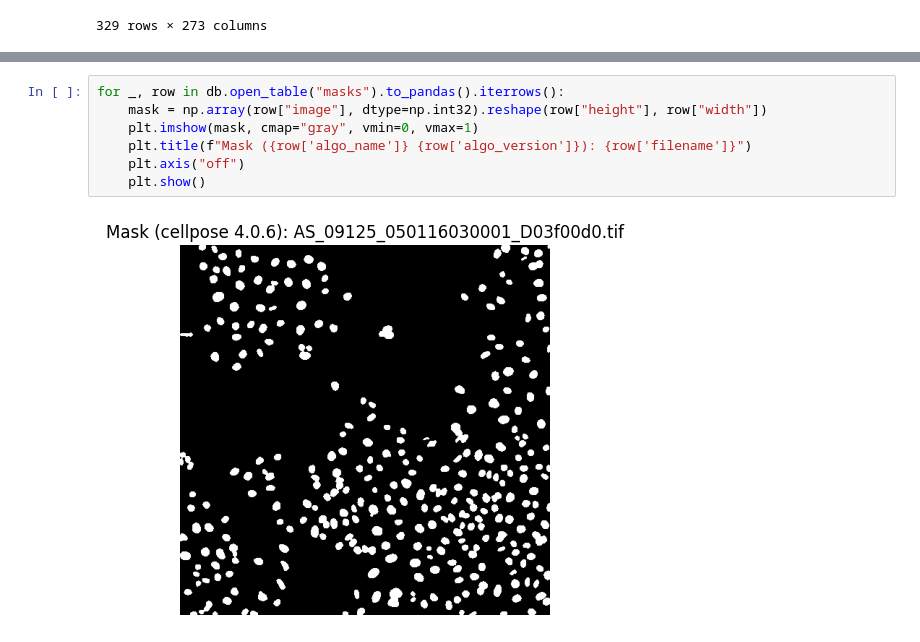
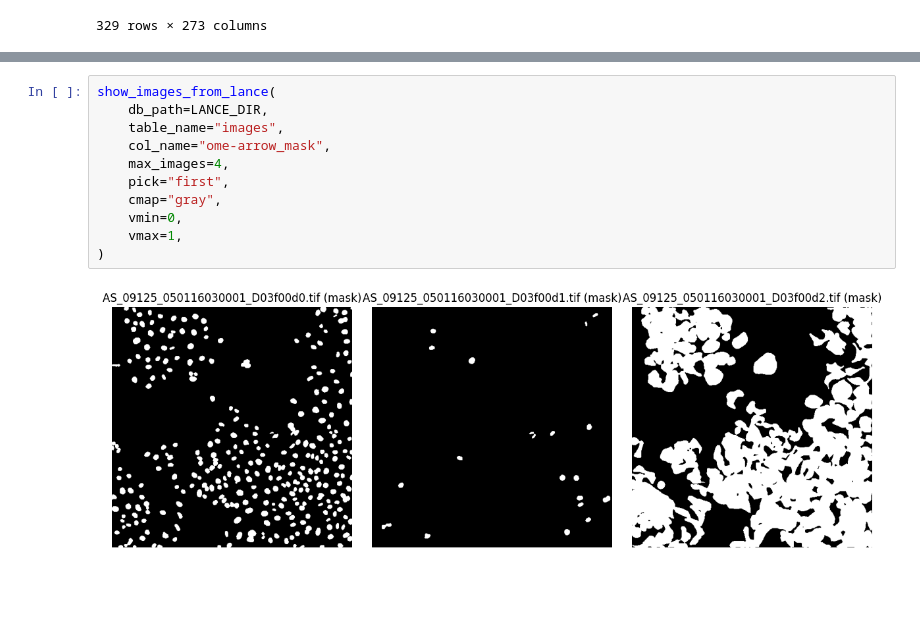
Before and after one commit to WayScience/serpula_rasa, a Jupyter notebook: src/serpula_rasa/example.ipynb, the cells around one changed output, grey strips where cells are left out. Cells and saved outputs as stored; diff of their text form; blank space fills up the shorter version.

Commit message:
with masks

```diff
--- a/src/serpula_rasa/example.ipynb
+++ b/src/serpula_rasa/example.ipynb
@@ -380,11 +502,15 @@ show_images_from_lance(db_path=LANCE_DIR, table_name="images", col_name="ome-arr
 # %% [output]
 [figure]
-# %%
-for _, row in db.open_table("masks").to_pandas().iterrows():
-    mask = np.array(row["image"], dtype=np.int32).reshape(row["height"], row["width"])
-    plt.imshow(mask, cmap="gray", vmin=0, vmax=1)
-    plt.title(f"Mask ({row['algo_name']} {row['algo_version']}): {row['filename']}")
-    plt.axis("off")
-    plt.show()
-# %% [output]
-[figure, removed]
+# %%
+show_images_from_lance(
+    db_path=LANCE_DIR,
+    table_name="images",
+    col_name="ome-arrow_mask",
+    max_images=4,
+    pick="first",
+    cmap="gray",
+    vmin=0,
+    vmax=1,
+)
+# %% [output]
+[figure, added]
```
Also changed, not shown: parts of 9 cells of this notebook, 2 other files.
